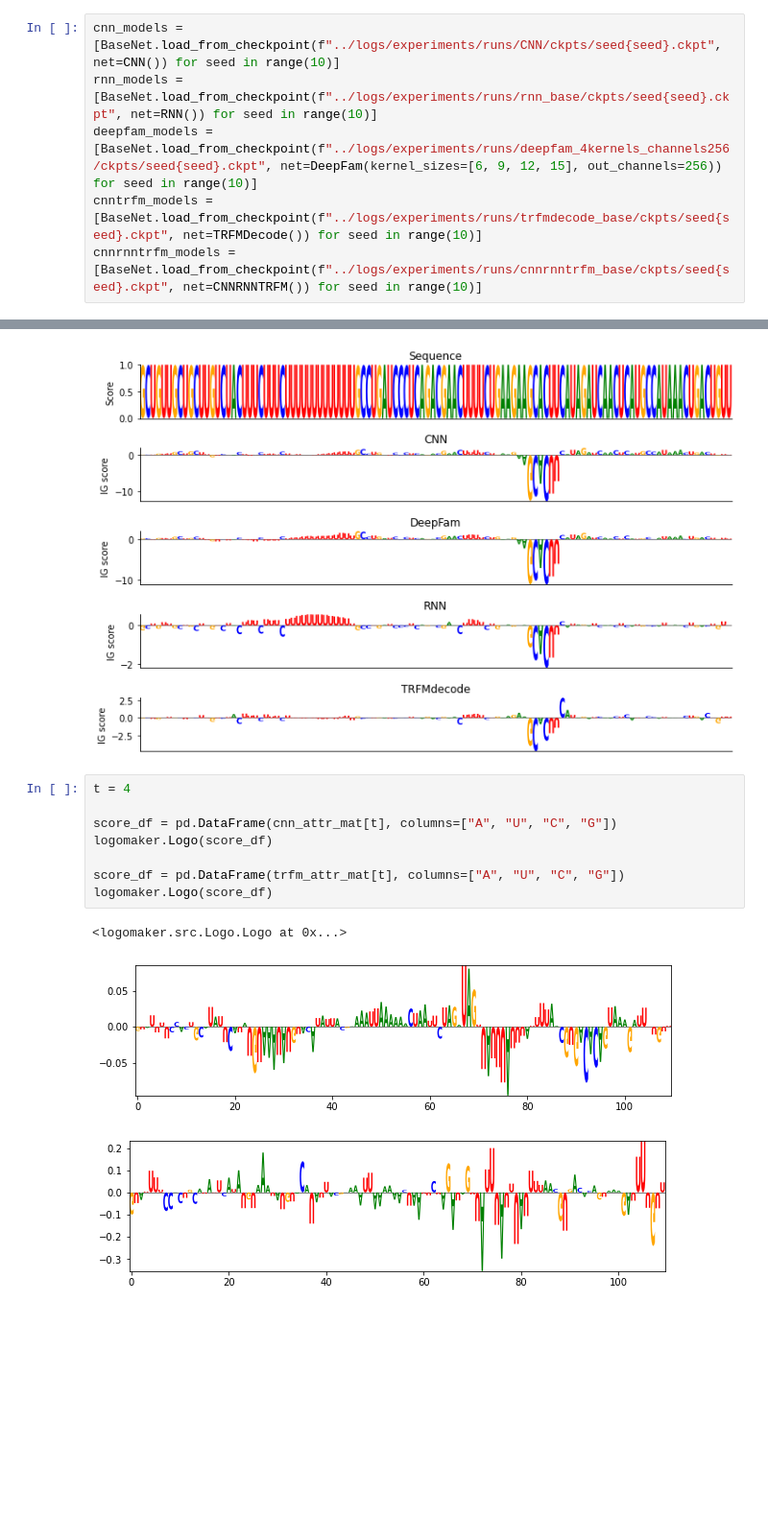
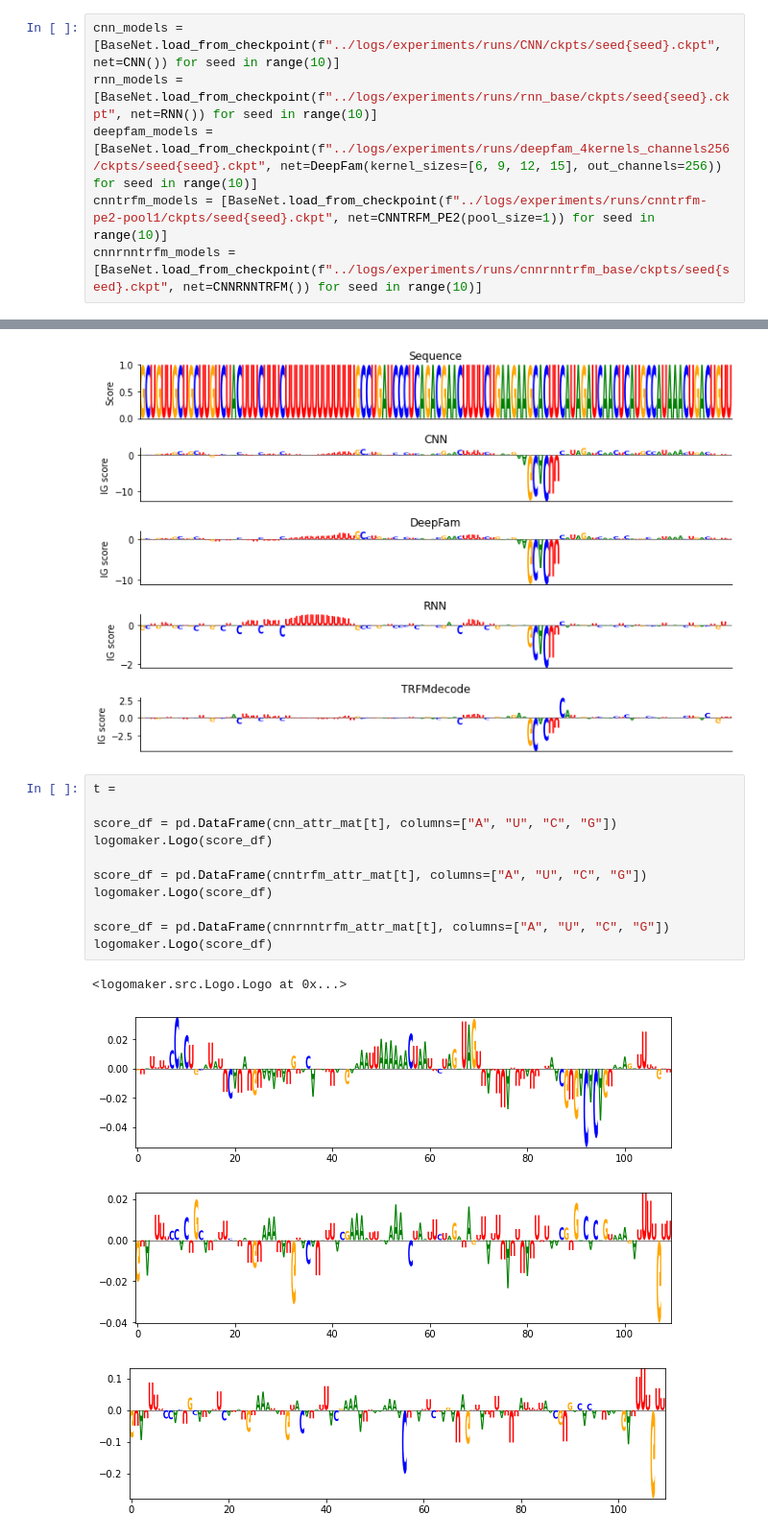
Before and after one commit to DanYeong-Lee/deeputr-termproj, a Jupyter notebook: notebooks/integrated_gradient.ipynb, the cells around one changed output, grey strips where cells are left out. Shown at 96% size. Cells and saved outputs as stored; diff of their text form; blank space fills up the shorter version.

```diff
--- a/notebooks/integrated_gradient.ipynb
+++ b/notebooks/integrated_gradient.ipynb
@@ -73,7 +73,7 @@ dataset = BaseDataset(df)
 cnn_models = [BaseNet.load_from_checkpoint(f"../logs/experiments/runs/CNN/ckpts/seed{seed}.ckpt", net=CNN()) for seed in range(10)]
 rnn_models = [BaseNet.load_from_checkpoint(f"../logs/experiments/runs/rnn_base/ckpts/seed{seed}.ckpt", net=RNN()) for seed in range(10)]
 deepfam_models = [BaseNet.load_from_checkpoint(f"../logs/experiments/runs/deepfam_4kernels_channels256/ckpts/seed{seed}.ckpt", net=DeepFam(kernel_sizes=[6, 9, 12, 15], out_channels=256)) for seed in range(10)]
-cnntrfm_models = [BaseNet.load_from_checkpoint(f"../logs/experiments/runs/trfmdecode_base/ckpts/seed{seed}.ckpt", net=TRFMDecode()) for seed in range(10)]
+cnntrfm_models = [BaseNet.load_from_checkpoint(f"../logs/experiments/runs/cnntrfm-pe2-pool1/ckpts/seed{seed}.ckpt", net=CNNTRFM_PE2(pool_size=1)) for seed in range(10)]
 cnnrnntrfm_models = [BaseNet.load_from_checkpoint(f"../logs/experiments/runs/cnnrnntrfm_base/ckpts/seed{seed}.ckpt", net=CNNRNNTRFM()) for seed in range(10)]
 # %%
 i = 48
@@ -104,14 +99,18 @@ draw_logo([cnn_attr_mat, deepfam_attr_mat, rnn_attr_mat, trfm_attr_mat], titles=
 # %% [output]
 [figure]
 # %%
-t = 4
+t =
 
 score_df = pd.DataFrame(cnn_attr_mat[t], columns=["A", "U", "C", "G"])
 logomaker.Logo(score_df)
 
-score_df = pd.DataFrame(trfm_attr_mat[t], columns=["A", "U", "C", "G"])
+score_df = pd.DataFrame(cnntrfm_attr_mat[t], columns=["A", "U", "C", "G"])
 logomaker.Logo(score_df)
+
+score_df = pd.DataFrame(cnnrnntrfm_attr_mat[t], columns=["A", "U", "C", "G"])
+logomaker.Logo(score_df)
 # %% [output]
 <logomaker.src.Logo.Logo at 0x...>
-[figure, old version]
+[figure, new version]
-[figure, old version]
+[figure, new version]
+[figure, added]
```
Also changed, not shown: parts of 4 cells of this notebook, 22 other files.
